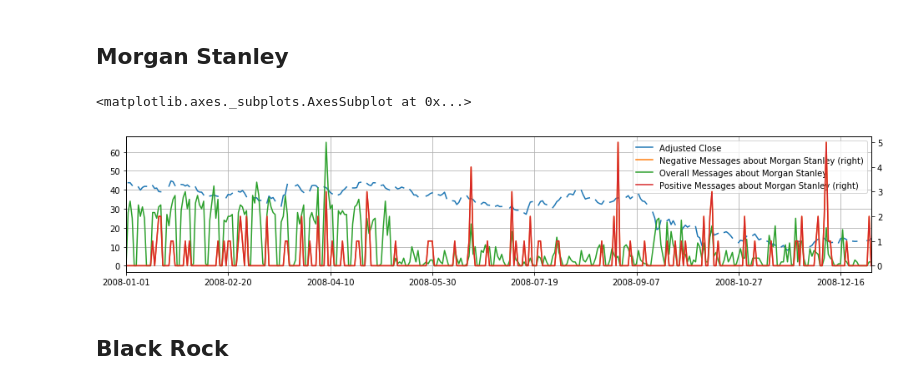
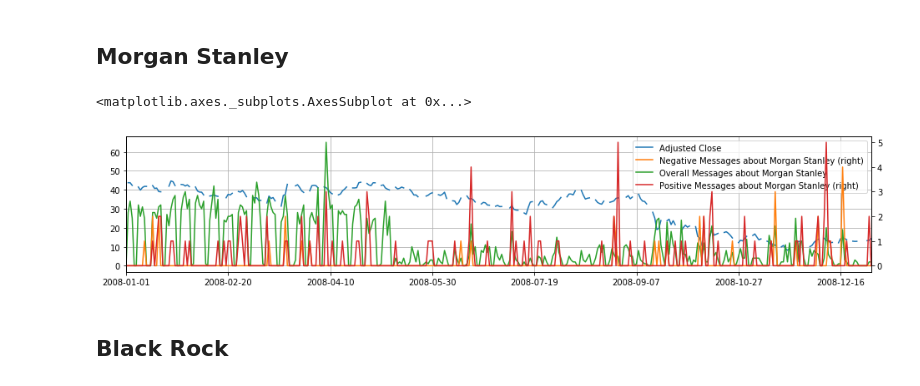
Before and after one commit to mlisovyi/dfine_hack2018, a Jupyter notebook: visualization.ipynb, the cells around one changed output. Drawn from its saved outputs; the diff is of its cells as text; code cells hidden in the pictures.

```diff
--- a/visualization.ipynb
+++ b/visualization.ipynb
@@ -191,15 +214,15 @@ stocks_mediaGS.plot(grid = True, figsize=(15,3), secondary_y=["Positive Messages
 # %%
 MS2008 = morgenStanley.loc['2008-01-01':'2008-12-31']
 
 stocks_mediaMS = pd.DataFrame({"Adjusted Close": MS2008["Adj Close"],
                     "Overall Messages about Morgan Stanley": reuters["Morgan_Stanley_count"],
                        "Positive Messages about Morgan Stanley": reuters["Morgan_Stanley_positive_count"],
-                       "Negative Messages about Morgan Stanley": reuters["Morgan_Stanley_positive_count"]})
+                       "Negative Messages about Morgan Stanley": reuters["Morgan_Stanley_negative_count"]})
 
 stocks_mediaMS.plot(grid = True, figsize=(16,3), secondary_y=["Positive Messages about Morgan Stanley", "Negative Messages about Morgan Stanley"])
 # %% [output]
 <matplotlib.axes._subplots.AxesSubplot at 0x...>
-[figure, old version]
+[figure, new version]
 # %% [markdown]
 ## Black Rock
 # %%
```
Also changed, not shown: parts of 13 cells of this notebook.
